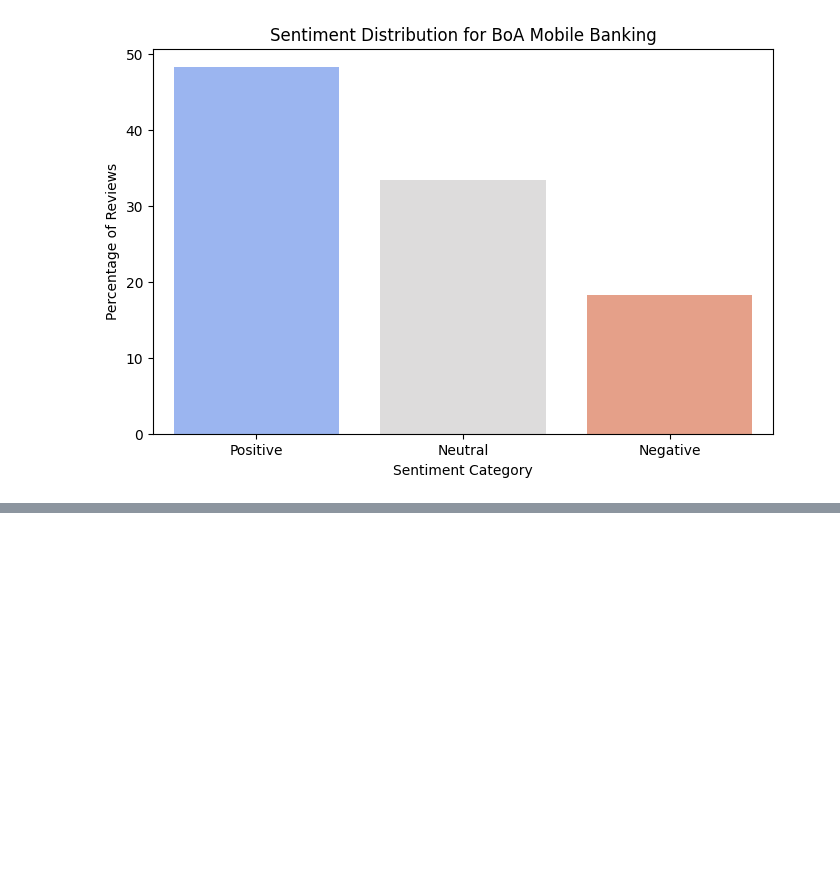
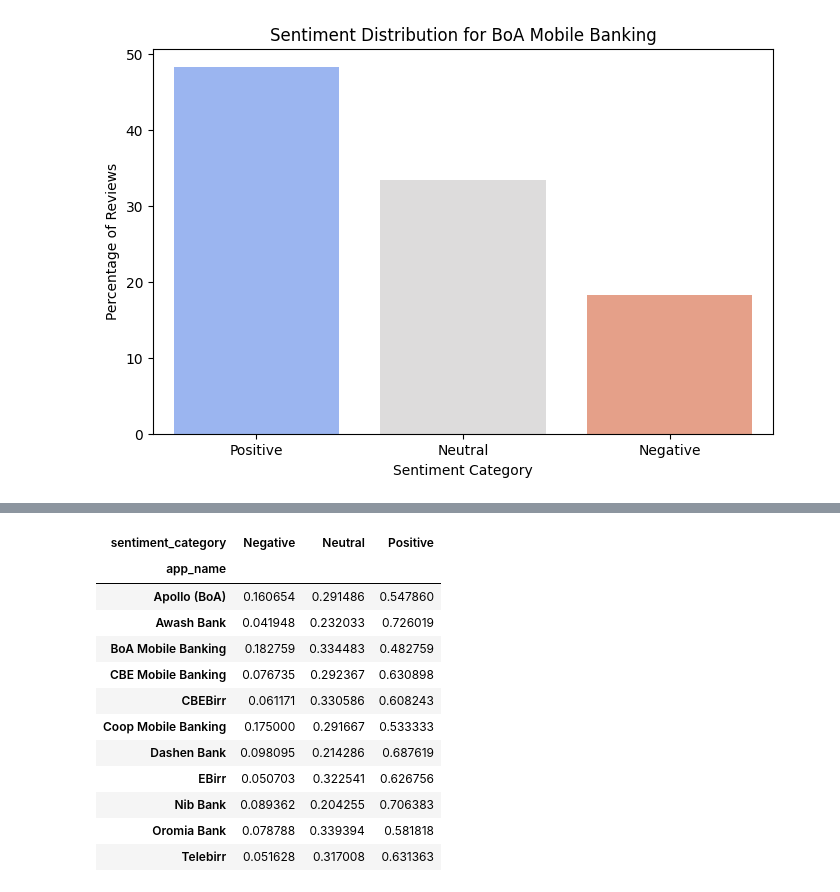
Before and after one commit to cheruu23/webscraper-using-colab, a Jupyter notebook: ethiopisndigitalappeda.ipynb, the cells around one changed output, grey strips where cells are left out. Cells and saved outputs as stored; diff of their text form; code cells hidden in the pictures; blank space fills up the shorter version.

```diff
--- a/ethiopisndigitalappeda.ipynb
+++ b/ethiopisndigitalappeda.ipynb
@@ -338,0 +389,22 @@ NameError: name 'isnull' is not defined
+# %%
+# Group by app_name and sentiment_category to get counts
+sentiment_counts = df.groupby(['app_name', 'sentiment_category']).size().unstack(fill_value=0)
+
+# Calculate proportions
+sentiment_proportions = sentiment_counts.apply(lambda x: x / x.sum(), axis=1)
+
+display(sentiment_proportions)
+# %% [output]
+| sentiment_category | Negative | Neutral | Positive |
+| app_name |  |  |  |
+| Apollo (BoA) | 0.160654 | 0.291486 | 0.547860 |
+| Awash Bank | 0.041948 | 0.232033 | 0.726019 |
+| BoA Mobile Banking | 0.182759 | 0.334483 | 0.482759 |
+| CBE Mobile Banking | 0.076735 | 0.292367 | 0.630898 |
+| CBEBirr | 0.061171 | 0.330586 | 0.608243 |
+| Coop Mobile Banking | 0.175000 | 0.291667 | 0.533333 |
+| Dashen Bank | 0.098095 | 0.214286 | 0.687619 |
+| EBirr | 0.050703 | 0.322541 | 0.626756 |
+| Nib Bank | 0.089362 | 0.204255 | 0.706383 |
+| Oromia Bank | 0.078788 | 0.339394 | 0.581818 |
+| Telebirr | 0.051628 | 0.317008 | 0.631363 |
```
Also changed, not shown: parts of 16 cells of this notebook.
